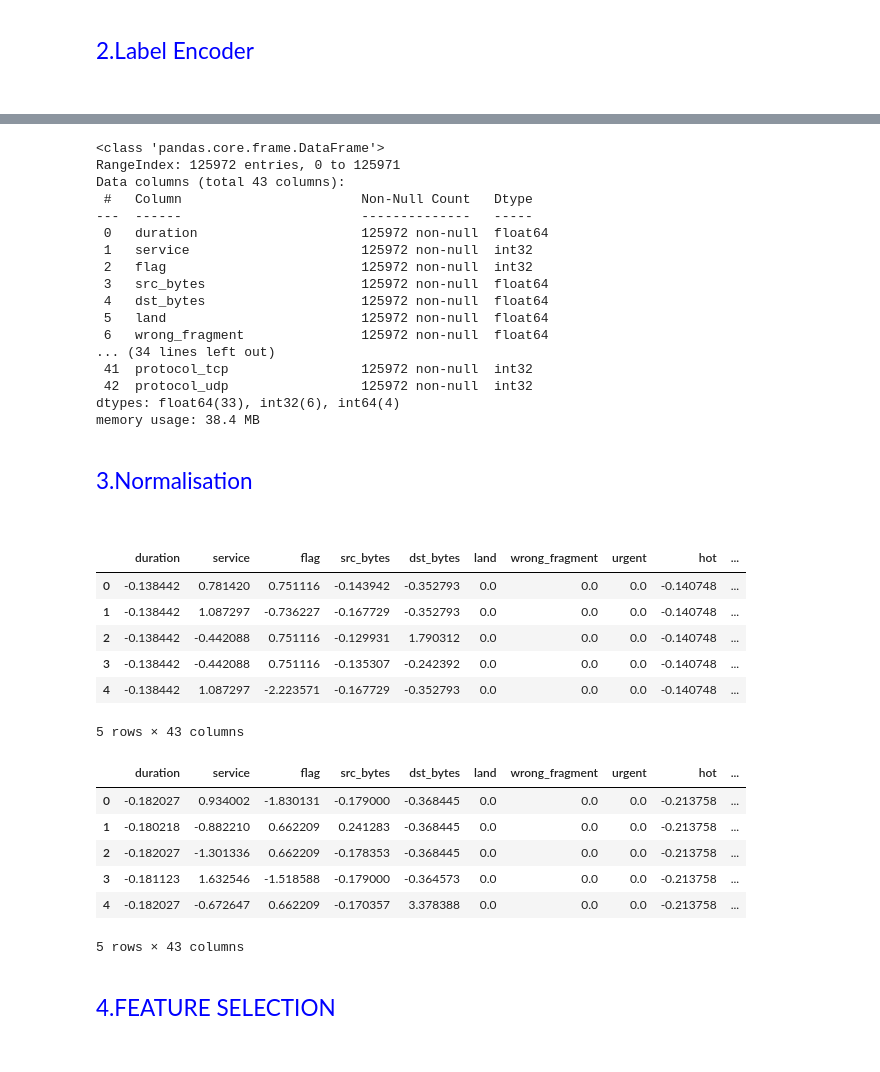
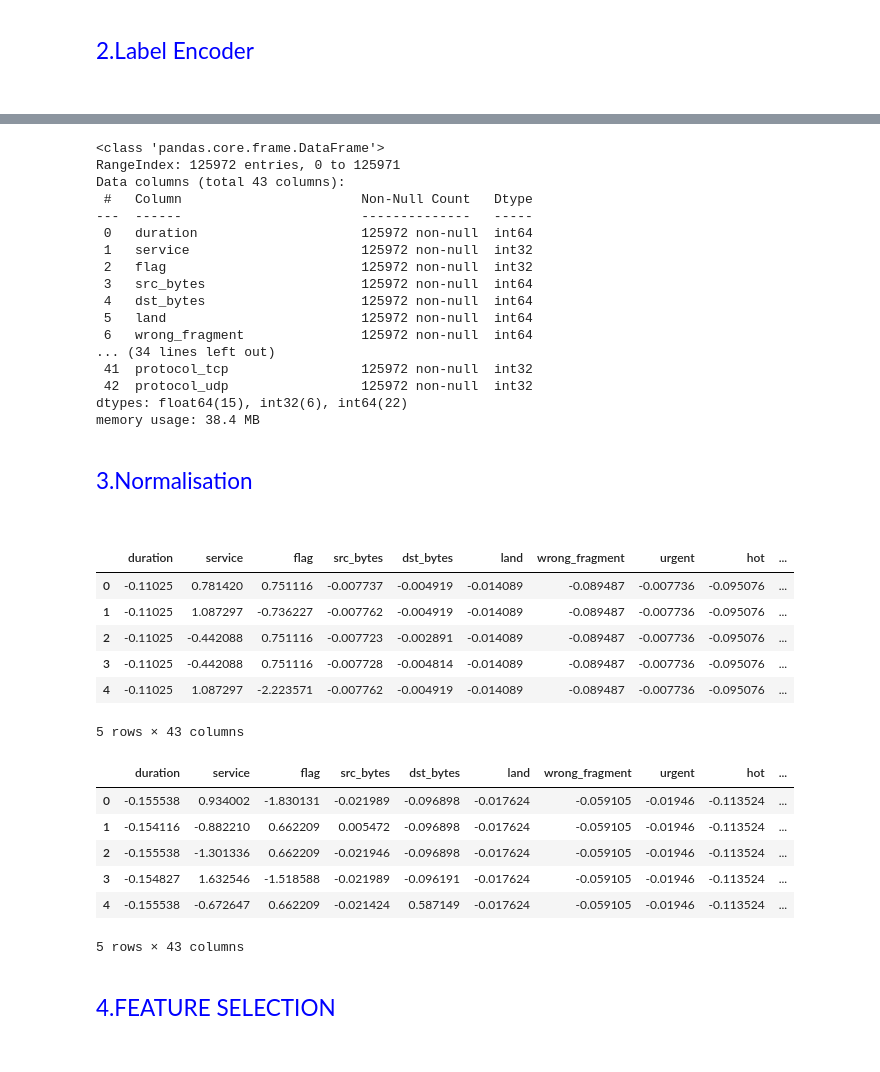
Before and after one commit to dridikalthoum/MLProjectIDS, a Jupyter notebook: Article1VF.ipynb, the cells around one changed output, grey strips where cells are left out. Drawn from its saved outputs; the diff is of its cells as text; code cells hidden in the pictures.

```diff
--- a/Article1VF.ipynb
+++ b/Article1VF.ipynb
@@ -294,26 +293,21 @@ Outliers in column 'dst_host_srv_diff_host_rate': 11682 outliers (9.27%)
 Outliers in column 'dst_host_rerror_rate': 22794 outliers (18.09%)
 Outliers in column 'dst_host_srv_rerror_rate': 19357 outliers (15.37%)
 # %%
-#Remplacement des outliers
 def replace_outliers_with_quantile(data, threshold=0.99):
     cleaned_data = data.copy()
 
-    # Storage des outliers before and after
     outliers_count = {'Before': {}, 'After': {}}
 
     for column in data.columns:
         if np.issubdtype(data[column].dtype, np.number):
-            # Determiner la valeur du quantile
             quantile_value = data[column].quantile(threshold)
 
-            # Compter les outliers avant replacement
             outlier_indices_before = data[column] > quantile_value
             outliers_count['Before'][column] = outlier_indices_before.sum()
 
             if outlier_indices_before.any():
                 cleaned_data[column] = np.where(outlier_indices_before, quantile_value, cleaned_data[column])
 
-            # Compter les outliers après replacement
             outlier_indices_after = cleaned_data[column] > quantile_value
             outliers_count['After'][column] = outlier_indices_after.sum()
 
@@ -321,12 +315,7 @@ def replace_outliers_with_quantile(data, threshold=0.99):
 
 before_replacement = train.copy()
 
-#Application de la fonction des outliers
-train, outliers_count = replace_outliers_with_quantile(train)
-test, outliers_count = replace_outliers_with_quantile(test)
-
-
-#Affichage des outliers before and after
+train_after, outliers_count = replace_outliers_with_quantile(train)
 print("Outliers Count:")
 print(pd.DataFrame(outliers_count))
 # %% [output]
@@ -573,63 +558,48 @@ RangeIndex: 125972 entries, 0 to 125971
 Data columns (total 43 columns):
  #   Column                       Non-Null Count   Dtype
 ---  ------                       --------------   -----
- 0   duration                     125972 non-null  float64
+ 0   duration                     125972 non-null  int64
  1   service                      125972 non-null  int32
  2   flag                         125972 non-null  int32
- 3   src_bytes                    125972 non-null  float64
- 4   dst_bytes                    125972 non-null  float64
- 5   land                         125972 non-null  float64
- 6   wrong_fragment               125972 non-null  float64
+ 3   src_bytes                    125972 non-null  int64
+ 4   dst_bytes                    125972 non-null  int64
+ 5   land                         125972 non-null  int64
+ 6   wrong_fragment               125972 non-null  int64
 ... (34 lines left out)
  41  protocol_tcp                 125972 non-null  int32
  42  protocol_udp                 125972 non-null  int32
-dtypes: float64(33), int32(6), int64(4)
+dtypes: float64(15), int32(6), int64(22)
 memory usage: 38.4 MB
 # %% [markdown]
 <p style="font-family: Arial; font-size:1.5em;color:blue; font-style:bold"><br>
 3.Normalisation</p><br>
 # %%
-#Normalisation train
 from sklearn.preprocessing import StandardScaler
-
-# Sélectionner toutes les colonnes sauf la colonne 'attack'
 features = train.drop('attack', axis=1)
 # Créer un objet StandardScaler
 scaler = StandardScaler()
-
-# Appliquer la normalisation aux données sauf la colonne 'attack'
-trainNormalized = train.copy()  # Créer une copie du DataFrame original
+trainNormalized = train.copy()
 trainNormalized[features.columns] = scaler.fit_transform(features)
+testNormlize = test.copy()  # Créer une copie du DataFrame original
+testNormlize[features.columns] = scaler.fit_transform(features)
 trainNormalized.head()
 # %% [output]
 |  | duration | service | flag | src_bytes | dst_bytes | land | wrong_fragment | urgent | hot | ... |
-| 0 | -0.138442 | 0.781420 | 0.751116 | -0.143942 | -0.352793 | 0.0 | 0.0 | 0.0 | -0.140748 | ... |
-| 1 | -0.138442 | 1.087297 | -0.736227 | -0.167729 | -0.352793 | 0.0 | 0.0 | 0.0 | -0.140748 | ... |
-| 2 | -0.138442 | -0.442088 | 0.751116 | -0.129931 | 1.790312 | 0.0 | 0.0 | 0.0 | -0.140748 | ... |
-| 3 | -0.138442 | -0.442088 | 0.751116 | -0.135307 | -0.242392 | 0.0 | 0.0 | 0.0 | -0.140748 | ... |
-| 4 | -0.138442 | 1.087297 | -2.223571 | -0.167729 | -0.352793 | 0.0 | 0.0 | 0.0 | -0.140748 | ... |
+| 0 | -0.11025 | 0.781420 | 0.751116 | -0.007737 | -0.004919 | -0.014089 | -0.089487 | -0.007736 | -0.095076 | ... |
+| 1 | -0.11025 | 1.087297 | -0.736227 | -0.007762 | -0.004919 | -0.014089 | -0.089487 | -0.007736 | -0.095076 | ... |
+| 2 | -0.11025 | -0.442088 | 0.751116 | -0.007723 | -0.002891 | -0.014089 | -0.089487 | -0.007736 | -0.095076 | ... |
+| 3 | -0.11025 | -0.442088 | 0.751116 | -0.007728 | -0.004814 | -0.014089 | -0.089487 | -0.007736 | -0.095076 | ... |
+| 4 | -0.11025 | 1.087297 | -2.223571 | -0.007762 | -0.004919 | -0.014089 | -0.089487 | -0.007736 | -0.095076 | ... |
 5 rows × 43 columns
 # %%
-#Normalisation test
-from sklearn.preprocessing import StandardScaler
-
-# Sélectionner toutes les colonnes sauf la colonne 'attack'
-features = test.drop('attack', axis=1)
-
-# Créer un objet StandardScaler
-scaler = StandardScaler()
-
-# Appliquer la normalisation aux données sauf la colonne 'attack'
-testNormlize = test.copy()  # Créer une copie du DataFrame original
-testNormlize[features.columns] = scaler.fit_transform(features)
 testNormlize.head()
 # %% [output]
 |  | duration | service | flag | src_bytes | dst_bytes | land | wrong_fragment | urgent | hot | ... |
-| 0 | -0.182027 | 0.934002 | -1.830131 | -0.179000 | -0.368445 | 0.0 | 0.0 | 0.0 | -0.213758 | ... |
-| 1 | -0.180218 | -0.882210 | 0.662209 | 0.241283 | -0.368445 | 0.0 | 0.0 | 0.0 | -0.213758 | ... |
-| 2 | -0.182027 | -1.301336 | 0.662209 | -0.178353 | -0.368445 | 0.0 | 0.0 | 0.0 | -0.213758 | ... |
-| 3 | -0.181123 | 1.632546 | -1.518588 | -0.179000 | -0.364573 | 0.0 | 0.0 | 0.0 | -0.213758 | ... |
-| 4 | -0.182027 | -0.672647 | 0.662209 | -0.170357 | 3.378388 | 0.0 | 0.0 | 0.0 | -0.213758 | ... |
+| 0 | -0.155538 | 0.934002 | -1.830131 | -0.021989 | -0.096898 | -0.017624 | -0.059105 | -0.01946 | -0.113524 | ... |
+| 1 | -0.154116 | -0.882210 | 0.662209 | 0.005472 | -0.096898 | -0.017624 | -0.059105 | -0.01946 | -0.113524 | ... |
+| 2 | -0.155538 | -1.301336 | 0.662209 | -0.021946 | -0.096898 | -0.017624 | -0.059105 | -0.01946 | -0.113524 | ... |
+| 3 | -0.154827 | 1.632546 | -1.518588 | -0.021989 | -0.096191 | -0.017624 | -0.059105 | -0.01946 | -0.113524 | ... |
+| 4 | -0.155538 | -0.672647 | 0.662209 | -0.021424 | 0.587149 | -0.017624 | -0.059105 | -0.01946 | -0.113524 | ... |
 5 rows × 43 columns
 # %% [markdown]
 <p style="font-family: Arial; font-size:1.5em;color:blue; font-style:bold"><br>
```
Also changed, not shown: parts of 46 cells of this notebook, 2 other files.
